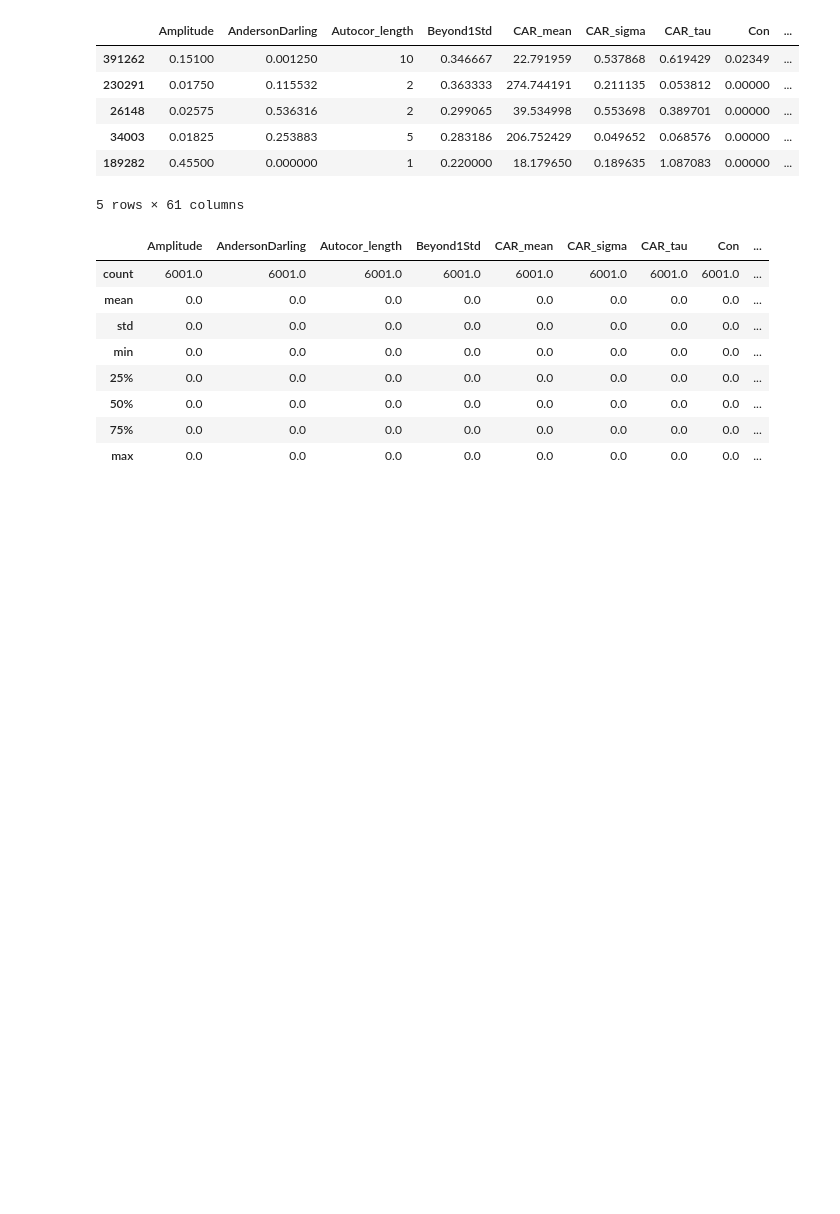
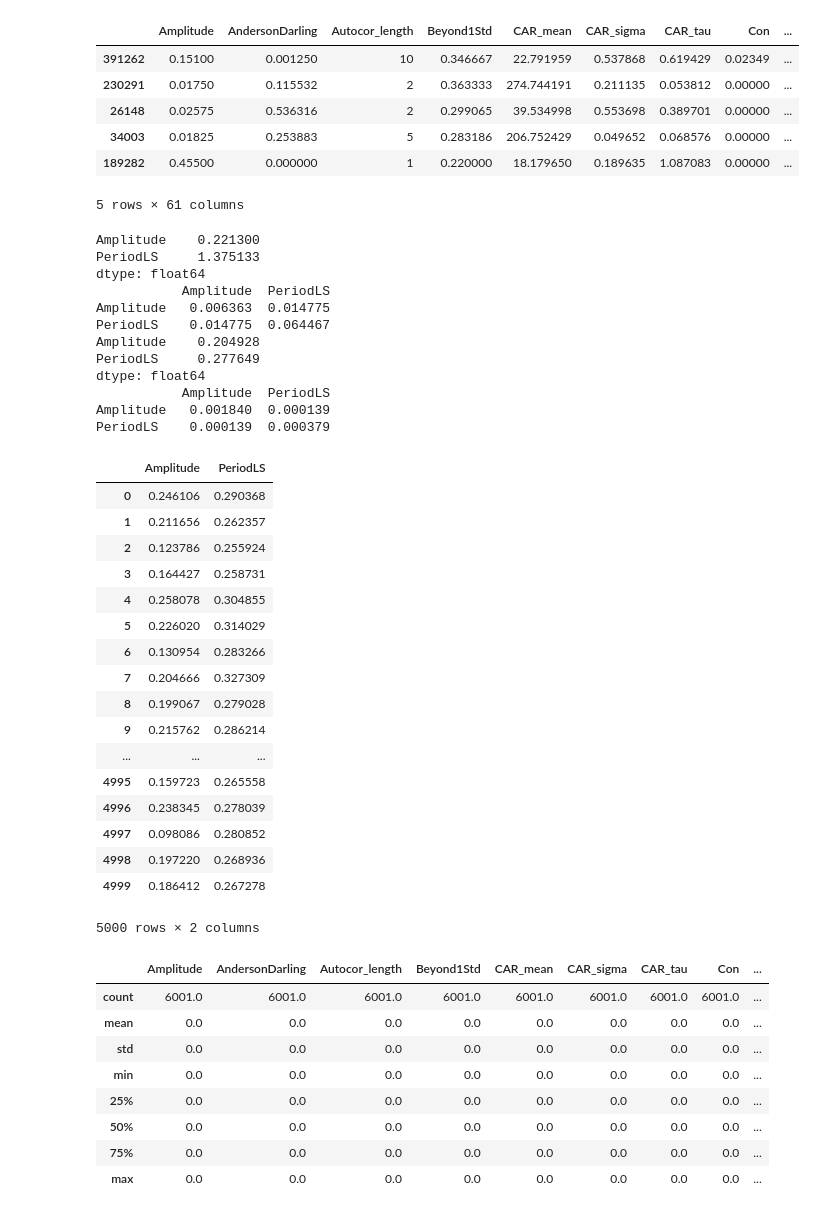
Before and after one commit to frperezgalarce/vs_mlp, a Jupyter notebook: MLP-regularizer_binary_L1.ipynb, the cells around one changed output. Cells and saved outputs as stored; diff of their text form; code cells hidden in the pictures; blank space fills up the shorter version.

Commit message:
2d samples

```diff
--- a/MLP-regularizer_binary_L1.ipynb
+++ b/MLP-regularizer_binary_L1.ipynb
@@ -324,6 +324,53 @@ if add_DR_based_data:
             new_data['label'] = 'Noise'
             frames = [data_prior, new_data]
             data_prior = pd.concat(frames, ignore_index=True)
+# %%
+
+
+class_filtered_upper = train_dataset[(train_dataset.label=='ClassA') & (train_dataset.PeriodLS>0.9)]
+class_filtered_lower = train_dataset[(train_dataset.label=='ClassA') & (train_dataset.PeriodLS<0.3)]
+
+mean_upper = (class_filtered_upper[['Amplitude', 'PeriodLS']].mean())
+cov_upper =  (class_filtered_upper[['Amplitude', 'PeriodLS']].cov())
+
+samples_upper = pd.DataFrame(np.random.multivariate_normal(mean_upper, cov_upper, 5000), columns=['Amplitude', 'PeriodLS'])
+
+
+mean_lower = (class_filtered_lower[['Amplitude', 'PeriodLS']].mean())
+cov_lower =  (class_filtered_lower[['Amplitude', 'PeriodLS']].cov())
+
+samples_lower = pd.DataFrame(np.random.multivariate_normal(mean_lower, cov_lower, 5000), columns=['Amplitude', 'PeriodLS'])
+# %% [output]
+Amplitude    0.221300
+PeriodLS     1.375133
+dtype: float64
+           Amplitude  PeriodLS
+Amplitude   0.006363  0.014775
+PeriodLS    0.014775  0.064467
+Amplitude    0.204928
+PeriodLS     0.277649
+dtype: float64
+           Amplitude  PeriodLS
+Amplitude   0.001840  0.000139
+PeriodLS    0.000139  0.000379
+|  | Amplitude | PeriodLS |
+| 0 | 0.246106 | 0.290368 |
+| 1 | 0.211656 | 0.262357 |
+| 2 | 0.123786 | 0.255924 |
+| 3 | 0.164427 | 0.258731 |
+| 4 | 0.258078 | 0.304855 |
+| 5 | 0.226020 | 0.314029 |
+| 6 | 0.130954 | 0.283266 |
+| 7 | 0.204666 | 0.327309 |
+| 8 | 0.199067 | 0.279028 |
+| 9 | 0.215762 | 0.286214 |
+| ... | ... | ... |
+| 4995 | 0.159723 | 0.265558 |
+| 4996 | 0.238345 | 0.278039 |
+| 4997 | 0.098086 | 0.280852 |
+| 4998 | 0.197220 | 0.268936 |
+| 4999 | 0.186412 | 0.267278 |
+5000 rows × 2 columns
 # %%
 data_prior.describe()
 # %% [output]
```
Also changed, not shown: 6 other files.
